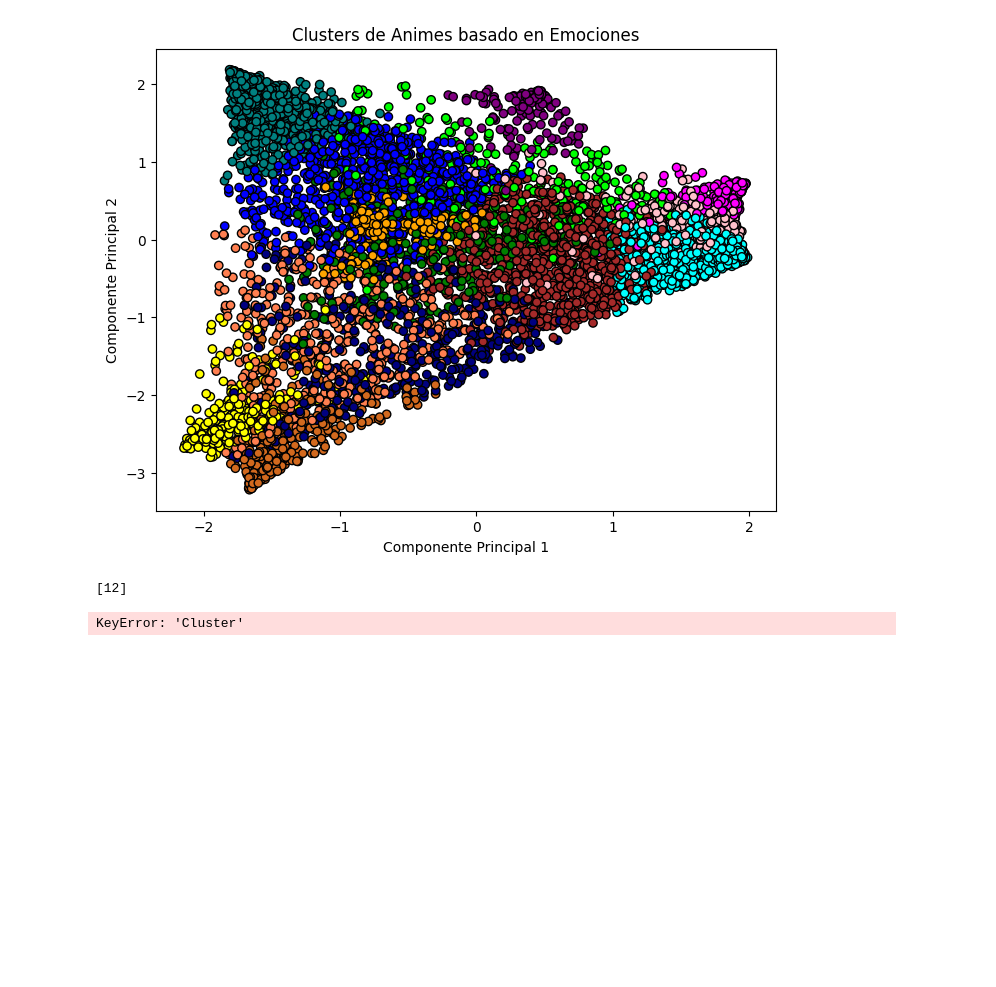
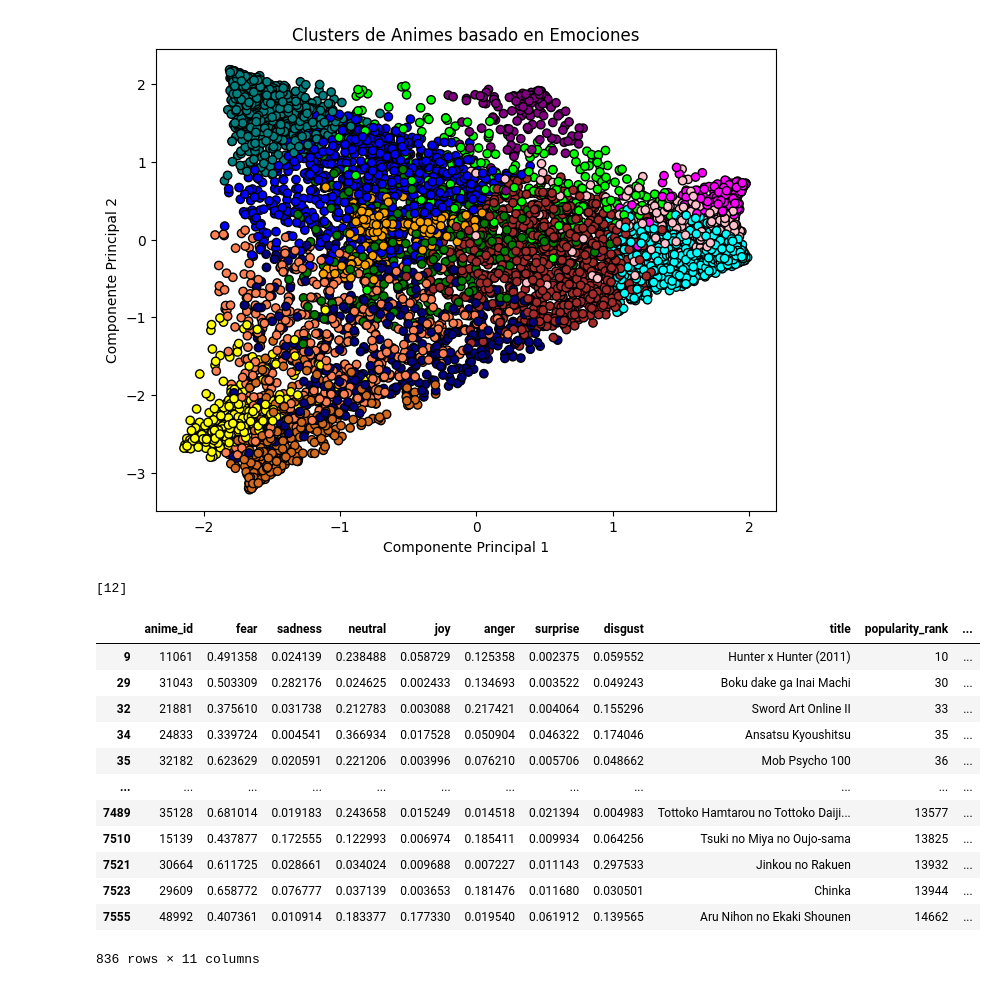
Before and after one commit to repositoriosHackaton/SIC25-CubitsUCV, a Jupyter notebook: IA.ipynb, the cells around one changed output. Cells and saved outputs as stored; diff of their text form; code cells hidden in the pictures; blank space fills up the shorter version.

```diff
--- a/IA.ipynb
+++ b/IA.ipynb
@@ -94,16 +120,28 @@ plt.show()
 # %%
 X_scaled = np.array([[0.5502753257751465,0.009358766488730907,0.22698335349559784,0.0048016393557190895,0.03420035541057587,0.08410433679819107,0.09027614444494247]])
 
 result = kmeans.predict(X_scaled)
 
 print(result)
 
 #anime_with_emotions[anime_with_emotions['Cluster'] == result[0]].to_csv("un_nombre.csv",index = False)
 
-anime_with_emotions[anime_with_emotions['Cluster'] == result[0]]
+anime_with_emotions_and_name[anime_with_emotions_and_name['Cluster'] == result[0]]
 # %% [output]
 [12]
+|  | anime_id | fear | sadness | neutral | joy | anger | surprise | disgust | title | popularity_rank | ... |
+| 9 | 11061 | 0.491358 | 0.024139 | 0.238488 | 0.058729 | 0.125358 | 0.002375 | 0.059552 | Hunter x Hunter (2011) | 10 | ... |
+| 29 | 31043 | 0.503309 | 0.282176 | 0.024625 | 0.002433 | 0.134693 | 0.003522 | 0.049243 | Boku dake ga Inai Machi | 30 | ... |
+| 32 | 21881 | 0.375610 | 0.031738 | 0.212783 | 0.003088 | 0.217421 | 0.004064 | 0.155296 | Sword Art Online II | 33 | ... |
+| 34 | 24833 | 0.339724 | 0.004541 | 0.366934 | 0.017528 | 0.050904 | 0.046322 | 0.174046 | Ansatsu Kyoushitsu | 35 | ... |
+| 35 | 32182 | 0.623629 | 0.020591 | 0.221206 | 0.003996 | 0.076210 | 0.005706 | 0.048662 | Mob Psycho 100 | 36 | ... |
+| ... | ... | ... | ... | ... | ... | ... | ... | ... | ... | ... | ... |
+| 7489 | 35128 | 0.681014 | 0.019183 | 0.243658 | 0.015249 | 0.014518 | 0.021394 | 0.004983 | Tottoko Hamtarou no Tottoko Daiji... | 13577 | ... |
+| 7510 | 15139 | 0.437877 | 0.172555 | 0.122993 | 0.006974 | 0.185411 | 0.009934 | 0.064256 | Tsuki no Miya no Oujo-sama | 13825 | ... |
+| 7521 | 30664 | 0.611725 | 0.028661 | 0.034024 | 0.009688 | 0.007227 | 0.011143 | 0.297533 | Jinkou no Rakuen | 13932 | ... |
+| 7523 | 29609 | 0.658772 | 0.076777 | 0.037139 | 0.003653 | 0.181476 | 0.011680 | 0.030501 | Chinka | 13944 | ... |
+| 7555 | 48992 | 0.407361 | 0.010914 | 0.183377 | 0.177330 | 0.019540 | 0.061912 | 0.139565 | Aru Nihon no Ekaki Shounen | 14662 | ... |
-KeyError: 'Cluster'
+836 rows × 11 columns
 # %%
 df = anime_with_emotions_and_name
 
```
Also changed, not shown: parts of 2 cells of this notebook.
